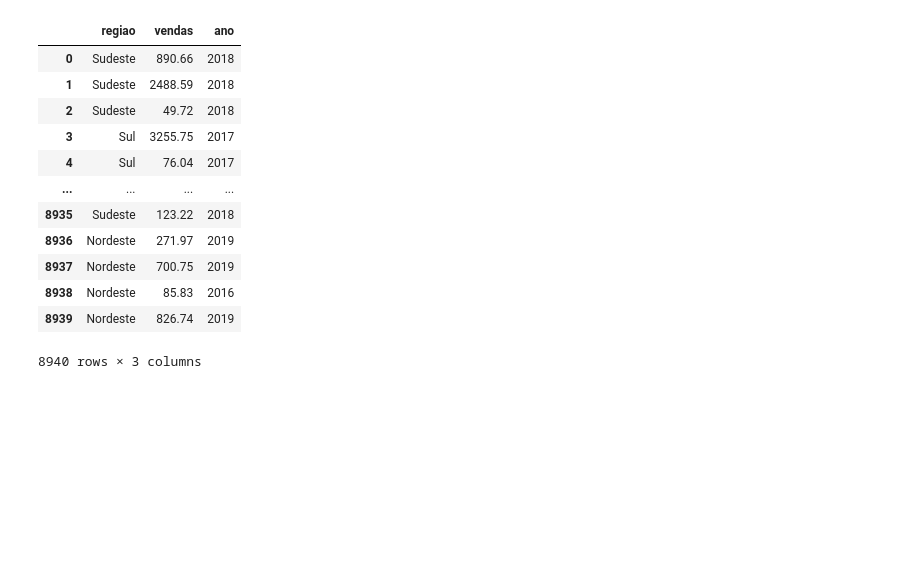
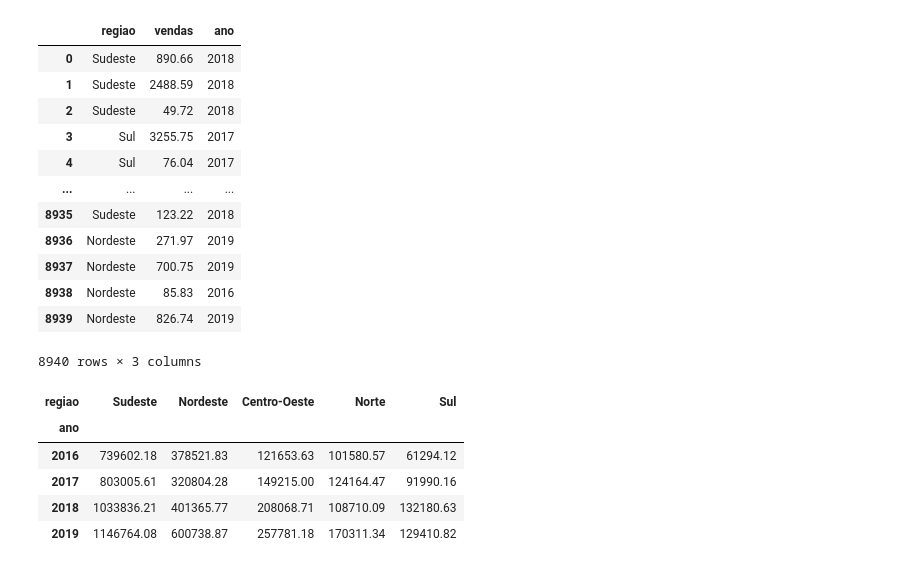
Before and after one commit to Cr0l3y/comparison_distribution_charts, a Jupyter notebook: grafic_comp_distr.ipynb, the cells around one changed output. Drawn from its saved outputs; the diff is of its cells as text; code cells hidden in the pictures; blank space fills up the shorter version.

```diff
--- a/grafic_comp_distr.ipynb
+++ b/grafic_comp_distr.ipynb
@@ -228,3 +230,17 @@ df_vendas_reg
 | 8938 | Nordeste | 85.83 | 2016 |
 | 8939 | Nordeste | 826.74 | 2019 |
 8940 rows × 3 columns
+# %%
+# Criando uma tabela cruzada (crosstab) com os valores de venda de cada ano por região
+vendas_reg = pd.crosstab(index = df_vendas_reg.ano, columns = df_vendas_reg.regiao, values = df_vendas_reg.vendas, aggfunc = "sum")
+
+# Ajustando a tabela em ordem descrescente dos estados que mais executam vendas
+vendas_reg = vendas_reg[["Sudeste", "Nordeste", "Centro-Oeste", "Norte", "Sul"]]
+vendas_reg
+# %% [output]
+| regiao | Sudeste | Nordeste | Centro-Oeste | Norte | Sul |
+| ano |  |  |  |  |  |
+| 2016 | 739602.18 | 378521.83 | 121653.63 | 101580.57 | 61294.12 |
+| 2017 | 803005.61 | 320804.28 | 149215.00 | 124164.47 | 91990.16 |
+| 2018 | 1033836.21 | 401365.77 | 208068.71 | 108710.09 | 132180.63 |
+| 2019 | 1146764.08 | 600738.87 | 257781.18 | 170311.34 | 129410.82 |
```
Also changed, not shown: parts of 2 cells of this notebook, 1 other file.
